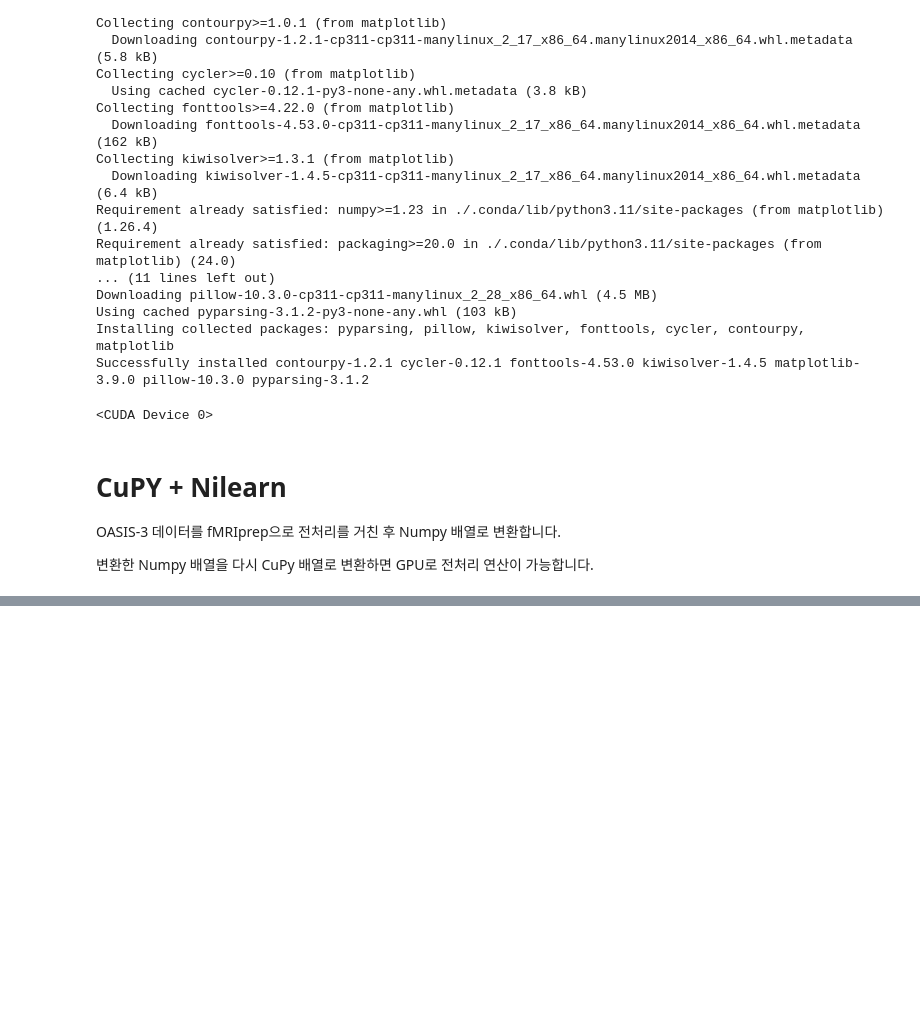
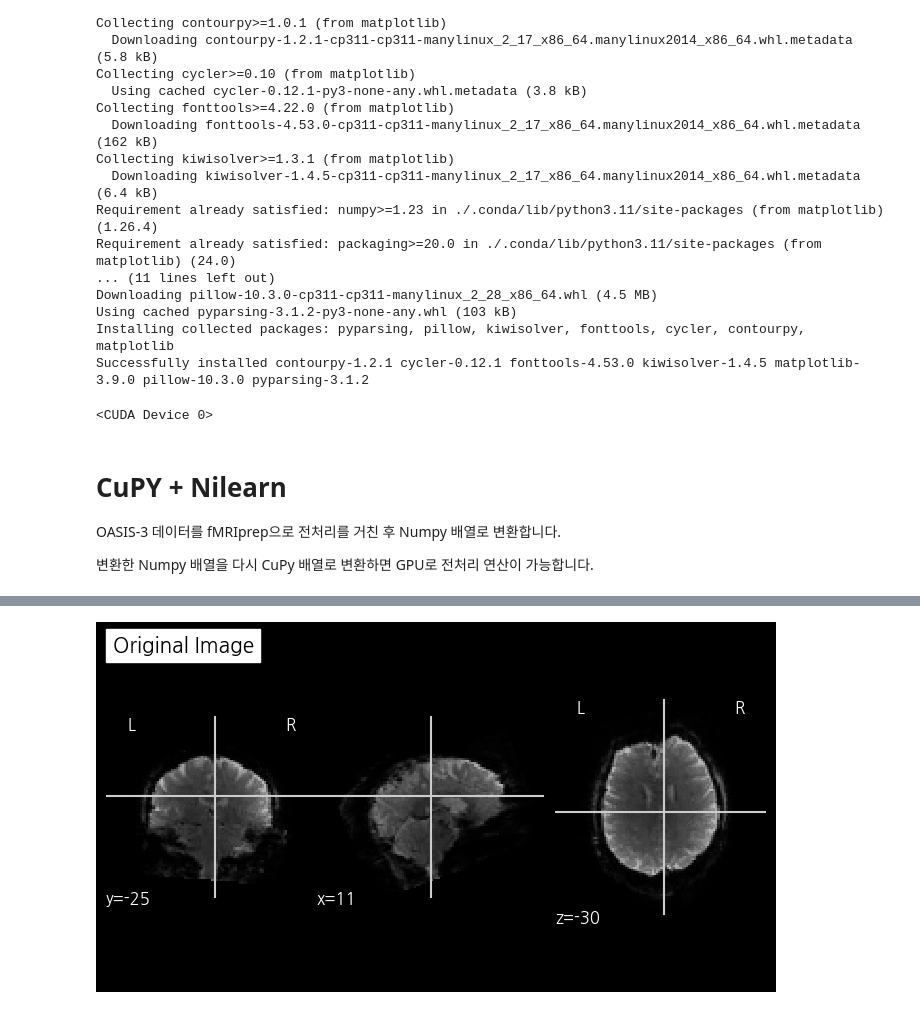
Before and after one commit to minyoungci/fMRI-, a Jupyter notebook: CuPY_Tutorial.ipynb, the cells around one changed output, grey strips where cells are left out. Drawn from its saved outputs; the diff is of its cells as text; code cells hidden in the pictures; blank space fills up the shorter version.

```diff
--- a/CuPY_Tutorial.ipynb
+++ b/CuPY_Tutorial.ipynb
@@ -155,15 +154,0 @@ GPU 연산 시간: 3.680255889892578 ms
-# %%
-from nilearn import plotting, image
-
-# 파일 경로 설정
-nii_path = '/home/minyoungxi/MINYOUNGXI/XFL/UKB_Over_75_resting_functional_MRI/1002051_20227_2_0/fMRI/rfMRI.nii.gz'
-
-# NIfTI 이미지 로드
-img = image.load_img(nii_path)
-
-# 첫 번째 3D 볼륨을 선택
-first_volume = image.index_img(img, 0)
-
-# 선택된 3D 볼륨 플로팅
-plotting.plot_img(first_volume, title="First Volume of 4D fMRI Data")
-plotting.show()
@@ -171,0 +155,75 @@ plotting.show()
+# %%
+import cupy as cp
+import cupyx.scipy.ndimage as ndi
+import numpy as np
+import matplotlib.pyplot as plt
+from nilearn import image, plotting
+from nilearn.image import new_img_like, smooth_img
+import time
+
+img_path = "/home/minyoungxi/MINYOUNGXI/XFL/UKB_fmriprep_output/sub-1002051/ses-1/func/sub-1002051_ses-1_task-rest_desc-hmc_boldref.nii.gz"
+
+img = image.load_img(img_path)
+
+data = img.get_fdata()
+
+data_cupy = cp.asarray(data)
+
+plotting.plot_anat(img, title="Original Image")
+
+device = cp.cuda.Device(0)
+print(f"Using device: {device}")
+print(f"Free memory: {device.mem_info[0] / 1024**2:.2f} MB, Total memory: {device.mem_info[1] / 1024**2:.2f} MB")
+
+data_cupy = cp.ascontiguousarray(data_cupy)
+
+# 메디안 필터 적용
+start_time = time.time()
+filtered_data_cupy = ndi.median_filter(data_cupy, size=3)
+filtered_data_np = cp.asnumpy(filtered_data_cupy)
+filtered_img = new_img_like(img, filtered_data_np)
+print(f"Median filter processing time: {time.time() - start_time:.2f} seconds")
+
+# 히스토그램 평활화 적용
+def histogram_equalization(data):
+    data_min = cp.min(data)
+    data_max = cp.max(data)
+    hist, bins = cp.histogram(data, bins=256, range=(data_min, data_max))
+    cdf = cp.cumsum(hist)
+    cdf_normalized = cdf * (data_max - data_min) / cdf[-1] + data_min
+    equalized_data = cp.interp(data, bins[:-1], cdf_normalized)
+    return equalized_data
+
+start_time = time.time()
+equalized_data_cupy = histogram_equalization(data_cupy)
+equalized_data_np = cp.asnumpy(equalized_data_cupy)
+equalized_img = new_img_like(img, equalized_data_np)
+print(f"Histogram equalization processing time: {time.time() - start_time:.2f} seconds")
+
+# Nilearn을 사용한 공간적 스무딩
+start_time = time.time()
+
+# CuPy 데이터를 NumPy로 변환 후 Nilearn 사용
+data_np_for_nilearn = cp.asnumpy(data_cupy)
+img_for_nilearn = new_img_like(img, data_np_for_nilearn)
+smoothed_img_nilearn = smooth_img(img_for_nilearn, fwhm=6)  # FWHM은 스무딩 커널의 크기를 결정
+print(f"Nilearn smoothing processing time: {time.time() - start_time:.2f} seconds")
+
+fig, axes = plt.subplots(2, 2, figsize=(15, 15))
+plotting.plot_anat(img, title="Original Image", axes=axes[0, 0])
+plotting.plot_anat(filtered_img, title="Median Filtered Image", axes=axes[0, 1])
+plotting.plot_anat(equalized_img, title="Histogram Equalized Image", axes=axes[1, 0])
+plotting.plot_anat(smoothed_img_nilearn, title="Nilearn Smoothed Image", axes=axes[1, 1])
+plt.show()
+
+# 불필요한 데이터 제거 및 메모리 정리
+del data_cupy, filtered_data_cupy, equalized_data_cupy
+cp._default_memory_pool.free_all_blocks()
+
+# 전처리 전후의 이미지 해상도 확인
+original_shape = data.shape
+print(f"Original image shape: {original_shape}")
+print(f"Median filtered image shape: {filtered_data_np.shape}")
+print(f"Histogram equalized image shape: {equalized_data_np.shape}")
+print(f"Nilearn smoothed image shape: {smoothed_img_nilearn.shape}")
+# %% [output]
@@ -171,0 +235 @@ plotting.show()
+[figure, added]
```
Also changed, not shown: parts of 3 cells of this notebook, 4 other files.
